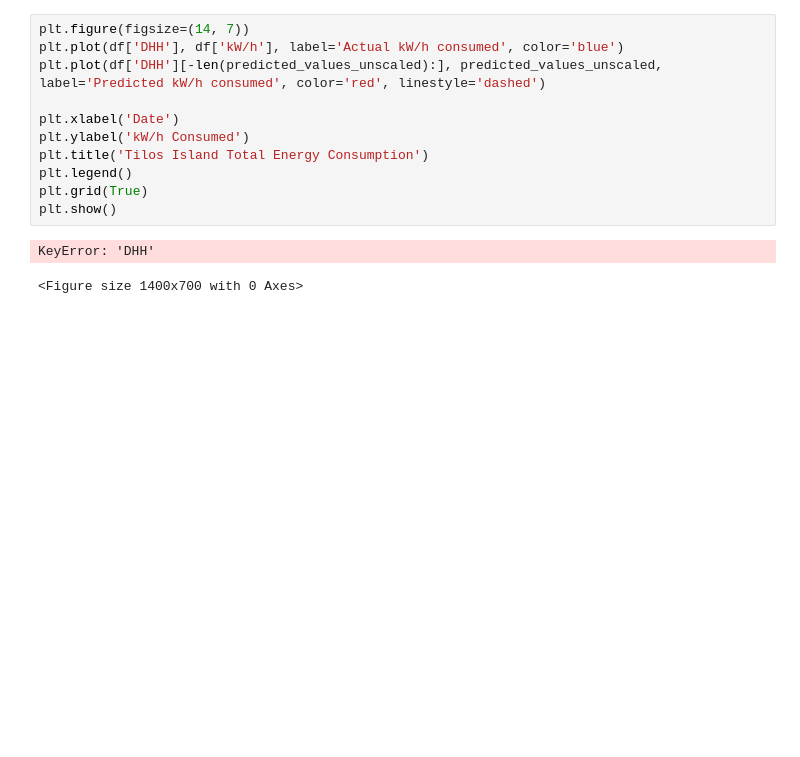
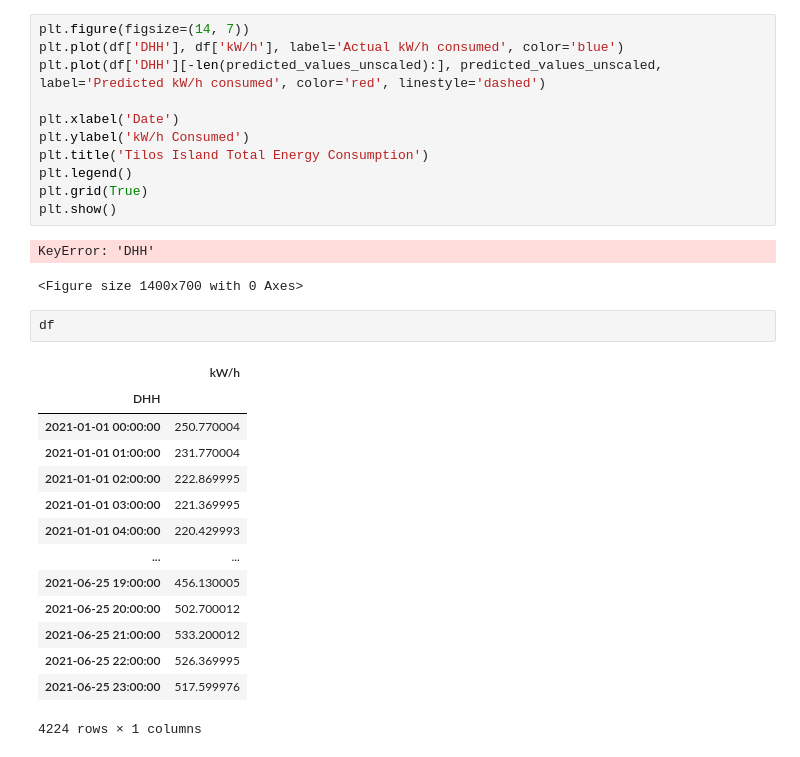
Before and after one commit to Esarant/tilos-fc, a Jupyter notebook: tilos_lstm_2.ipynb, the cells around one changed output. Saved outputs shown, nothing was run; the diff lists cells and outputs as text; blank space fills up the shorter version.

```diff
--- a/tilos_lstm_2.ipynb
+++ b/tilos_lstm_2.ipynb
@@ -268,6 +293,23 @@ plt.show()
 # %% [output]
 KeyError: 'DHH'
 <Figure size 1400x700 with 0 Axes>
+# %%
+df
+# %% [output]
+|  | kW/h |
+| DHH |  |
+| 2021-01-01 00:00:00 | 250.770004 |
+| 2021-01-01 01:00:00 | 231.770004 |
+| 2021-01-01 02:00:00 | 222.869995 |
+| 2021-01-01 03:00:00 | 221.369995 |
+| 2021-01-01 04:00:00 | 220.429993 |
+| ... | ... |
+| 2021-06-25 19:00:00 | 456.130005 |
+| 2021-06-25 20:00:00 | 502.700012 |
+| 2021-06-25 21:00:00 | 533.200012 |
+| 2021-06-25 22:00:00 | 526.369995 |
+| 2021-06-25 23:00:00 | 517.599976 |
+4224 rows × 1 columns
 # %%
 import matplotlib.pyplot as plt
 import pandas as pd
```
Also changed, not shown: parts of 6 cells of this notebook, 14 other files.
